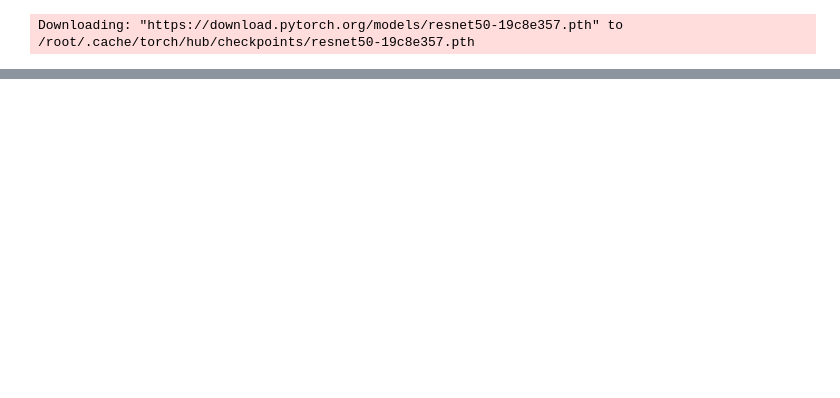
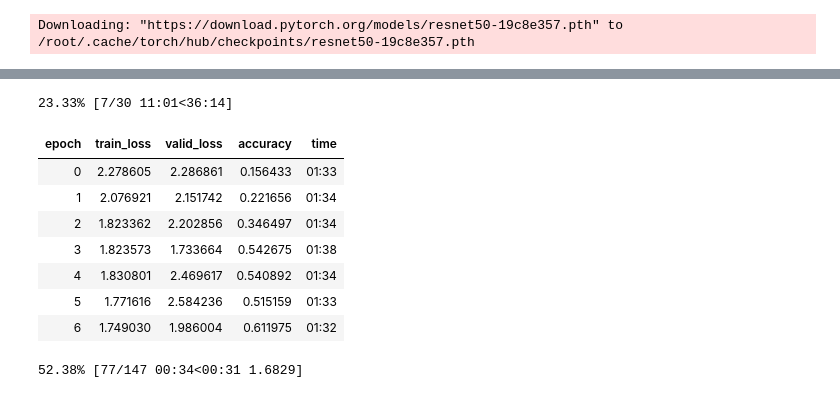
Before and after one commit to KushDen/VK_KD, a Jupyter notebook: Imagenette_KD.ipynb, the cells around one changed output, grey strips where cells are left out. Saved outputs shown, nothing was run; the diff lists cells and outputs as text; code cells hidden in the pictures; blank space fills up the shorter version.

```diff
--- a/Imagenette_KD.ipynb
+++ b/Imagenette_KD.ipynb
@@ -417,0 +436,18 @@ for T in [3.0, 10.0]:
+# %%
+for T in [3.0, 4.0]:
+  for alfa in [0.3]:
+    distilledModelSequential.apply(init_weights)
+    distilledModelLearn = (Learner(data, distilledModelSequential, metrics=[accuracy]))
+    distilledModelLearn.model = distilledModelLearn.model.cuda()
+    distilledModelLearn.fit_one_cycle(30, 5e-3, callbacks=[DistillingTheKnowledge(distilledModelLearn, bigModel=bigModel, T = T, alfa = alfa)])
+# %% [output]
+23.33% [7/30 11:01<36:14]
+| epoch | train_loss | valid_loss | accuracy | time |
+| 0 | 2.278605 | 2.286861 | 0.156433 | 01:33 |
+| 1 | 2.076921 | 2.151742 | 0.221656 | 01:34 |
+| 2 | 1.823362 | 2.202856 | 0.346497 | 01:34 |
+| 3 | 1.823573 | 1.733664 | 0.542675 | 01:38 |
+| 4 | 1.830801 | 2.469617 | 0.540892 | 01:34 |
+| 5 | 1.771616 | 2.584236 | 0.515159 | 01:33 |
+| 6 | 1.749030 | 1.986004 | 0.611975 | 01:32 |
+52.38% [77/147 00:34<00:31 1.6829]
```
Also changed, not shown: parts of 13 cells of this notebook.
